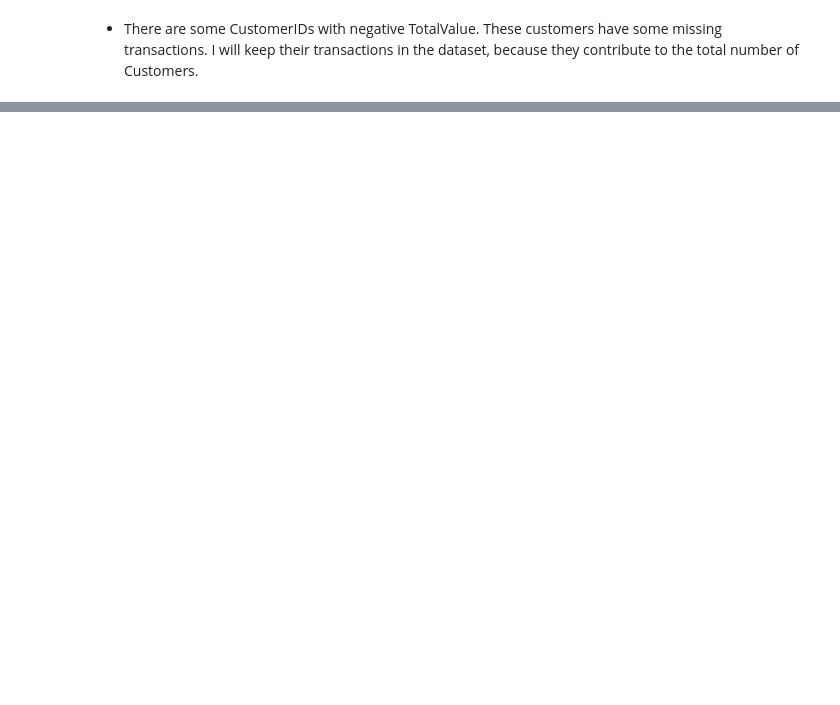
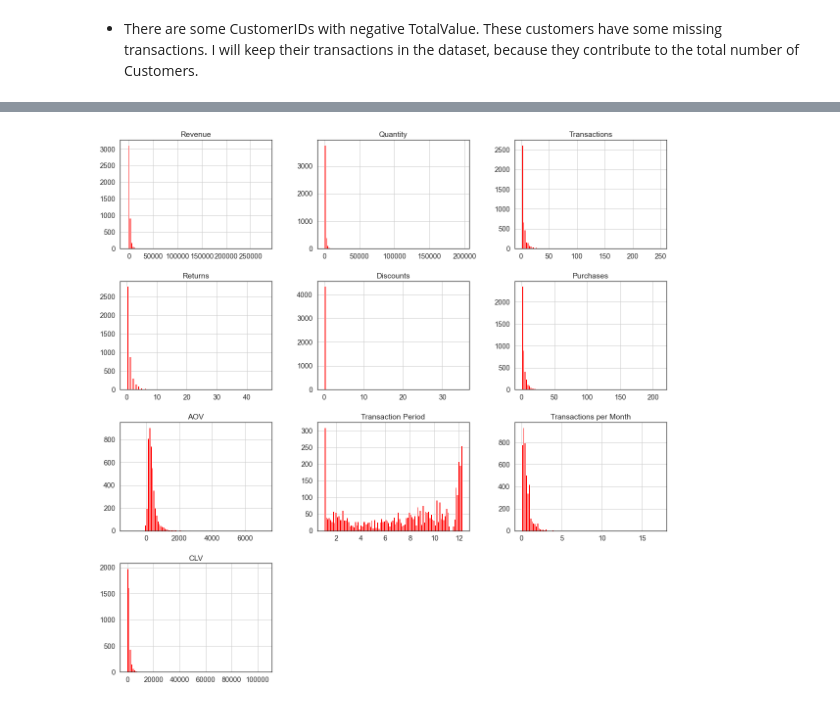
Before and after one commit to henriqueumeda/High-Value-Customers-Identification, a Jupyter notebook: Untitled.ipynb, the cells around one changed output, grey strips where cells are left out. Saved outputs shown, nothing was run; the diff lists cells and outputs as text; code cells hidden in the pictures; blank space fills up the shorter version.

```diff
--- a/Untitled.ipynb
+++ b/Untitled.ipynb
@@ -424,0 +492,5 @@ df_inv.groupby(['Country']).agg({'TotalValue':np.sum, 'CustomerID':len}).sort_va
+# %%
+sns.set(style='white',font_scale=1.3, rc={'figure.figsize':(20,20)})
+ax=df_cust.hist(bins=100,color='red' )
+# %% [output]
+[figure, added]
```
Also changed, not shown: parts of 58 cells of this notebook, 1 other file.
